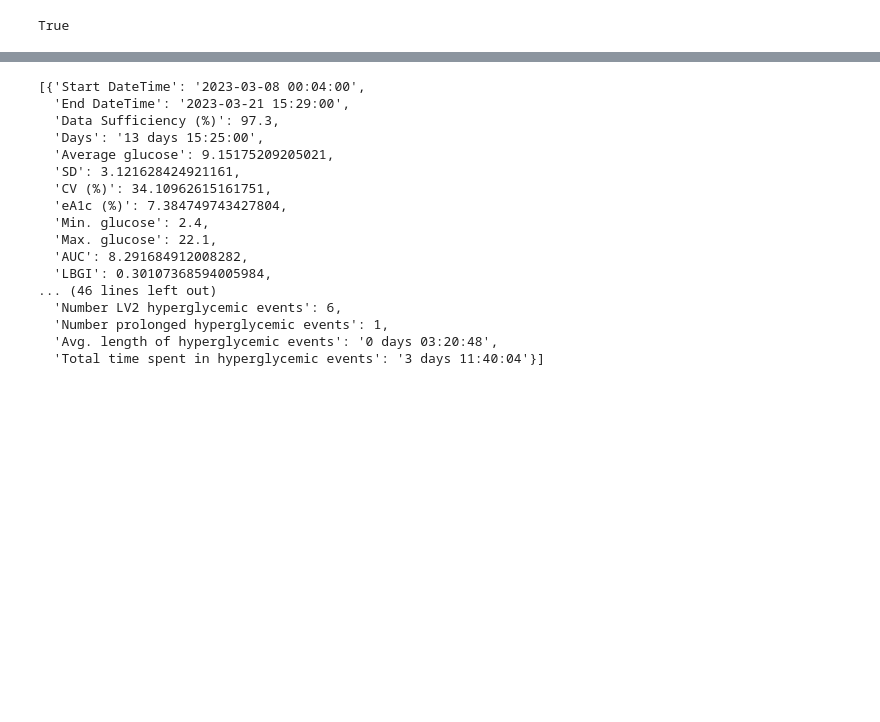
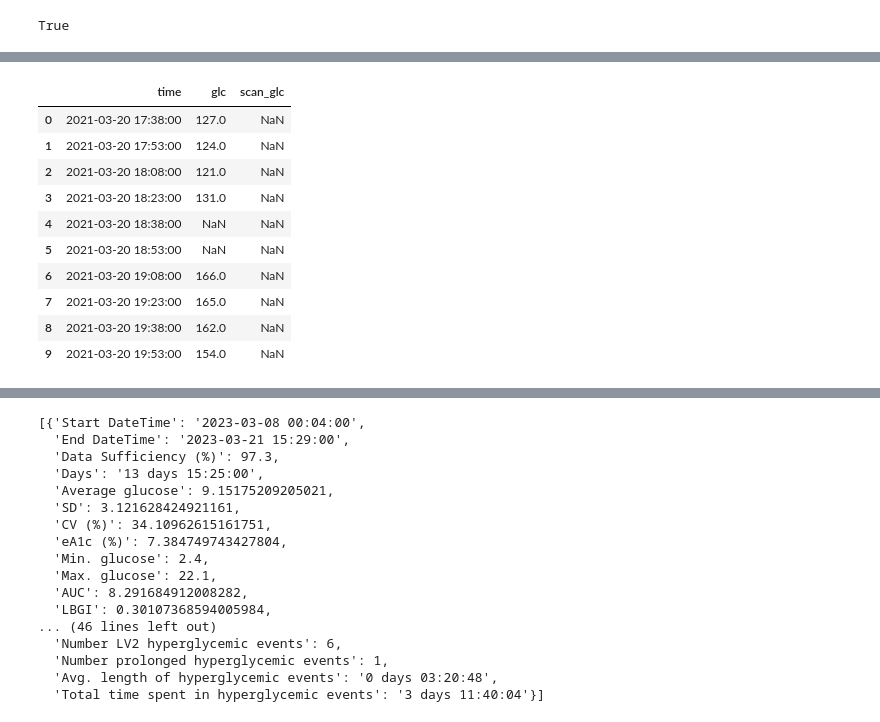
Before and after one commit to cafoala/diametrics, a Jupyter notebook: experiment.ipynb, the cells around one changed output, grey strips where cells are left out. Saved outputs shown, nothing was run; the diff lists cells and outputs as text; code cells hidden in the pictures; blank space fills up the shorter version.

```diff
--- a/experiment.ipynb
+++ b/experiment.ipynb
@@ -27,0 +154,16 @@ NotADirectoryError: [Errno 20] Not a directory: 'tests/test_data/dexcom/dexcom_e
+# %%
+libre1_chunk = copy.copy(libre1_transformed.head(30))
+libre1_chunk.loc[[4,5,14,15,16,17,18,19,20,21,26,27],'glc'] = np.nan
+libre1_chunk.head(10)
+# %% [output]
+|  | time | glc | scan_glc |
+| 0 | 2021-03-20 17:38:00 | 127.0 | NaN |
+| 1 | 2021-03-20 17:53:00 | 124.0 | NaN |
+| 2 | 2021-03-20 18:08:00 | 121.0 | NaN |
+| 3 | 2021-03-20 18:23:00 | 131.0 | NaN |
+| 4 | 2021-03-20 18:38:00 | NaN | NaN |
+| 5 | 2021-03-20 18:53:00 | NaN | NaN |
+| 6 | 2021-03-20 19:08:00 | 166.0 | NaN |
+| 7 | 2021-03-20 19:23:00 | 165.0 | NaN |
+| 8 | 2021-03-20 19:38:00 | 162.0 | NaN |
+| 9 | 2021-03-20 19:53:00 | 154.0 | NaN |
```
Also changed, not shown: parts of 43 cells of this notebook, 2 other files.
